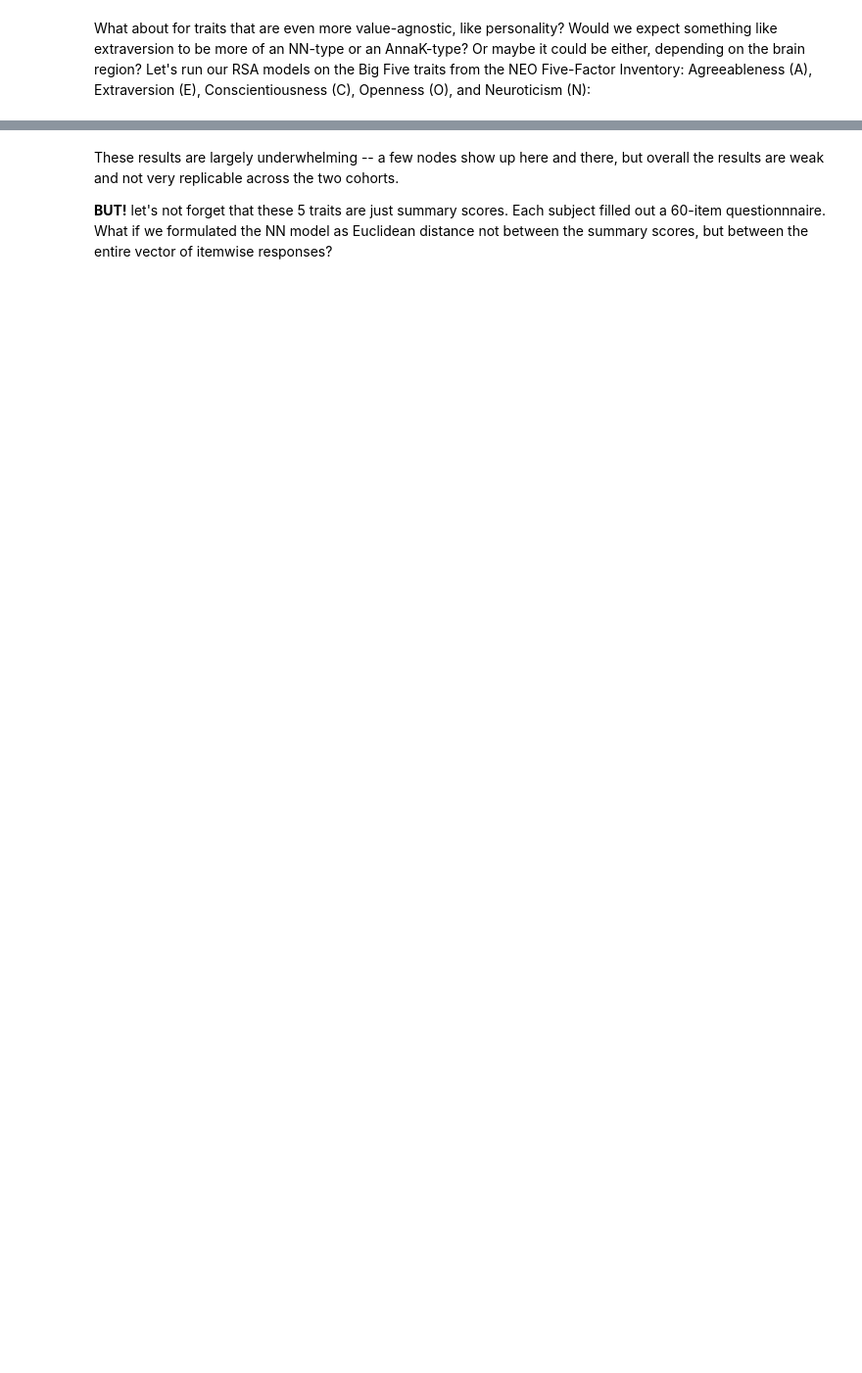
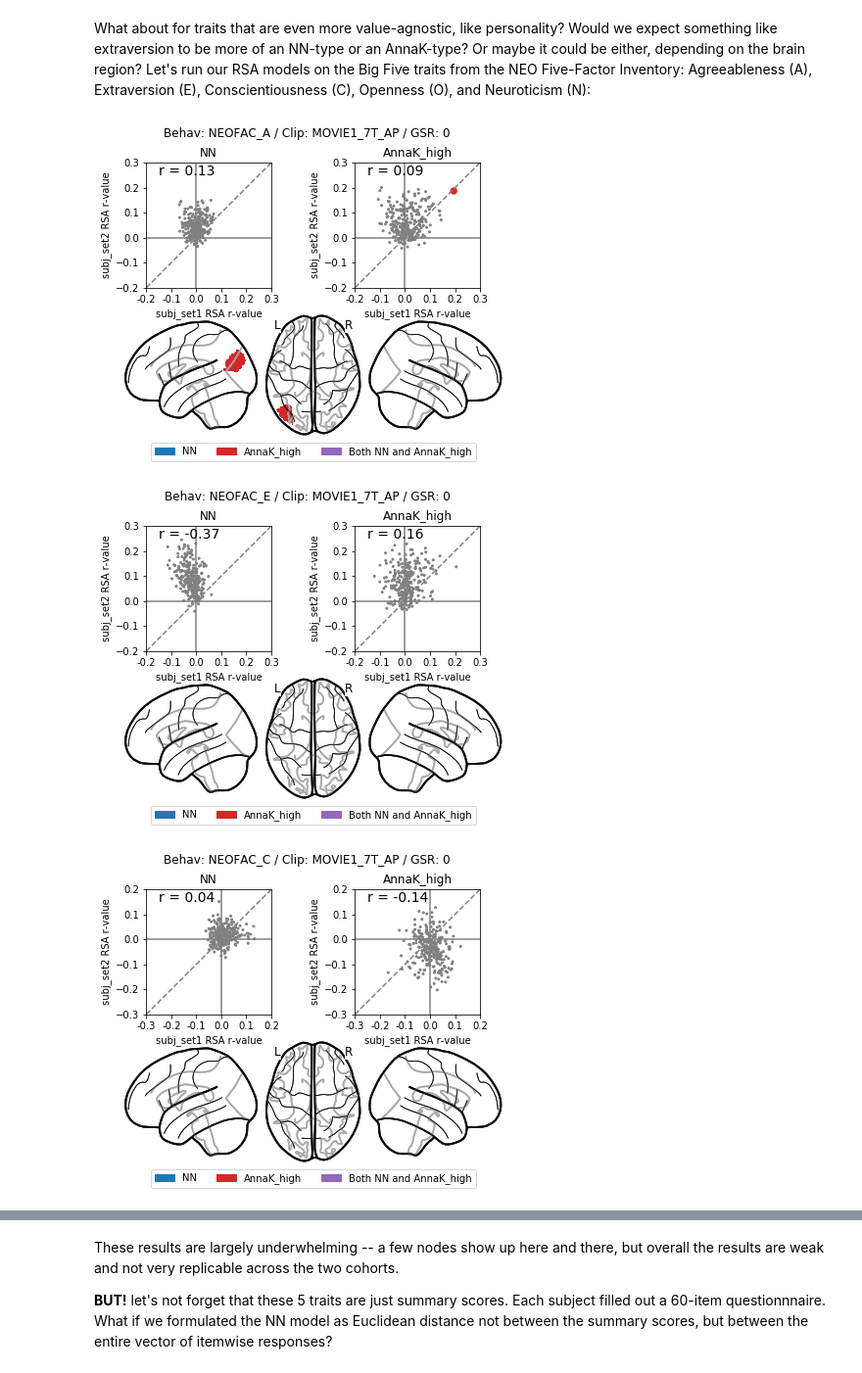
Before and after one commit to esfinn/intersubj_rsa, a Jupyter notebook: intersubject_rsa_demo.ipynb, the cells around one changed output, grey strips where cells are left out. Shown: that part at 98% size. Saved outputs shown, nothing was run; the diff lists cells and outputs as text; code cells hidden in the pictures; blank space fills up the shorter version.

```diff
--- a/intersubject_rsa_demo.ipynb
+++ b/intersubject_rsa_demo.ipynb
@@ -704,5 +790,9 @@ What about for traits that are even more value-agnostic, like personality? Would
 # %%
 NEOFAC_traits = ["NEOFAC_A", "NEOFAC_E", "NEOFAC_C", "NEOFAC_O", "NEOFAC_N"]
 
 for trait in NEOFAC_traits:
-    compare_models(behav_name = trait, clip_name = "MOVIE1_7T_AP", models = ["NN", "AnnaK_high"])
+    compare_models(behav_name = trait, clip_name = "MOVIE1_7T_AP", models = ["NN", "AnnaK_high"], flip_left=True)
+# %% [output]
+[figure, added]
+[figure, added]
+[figure, added]
```
Also changed, not shown: parts of 27 cells of this notebook.
